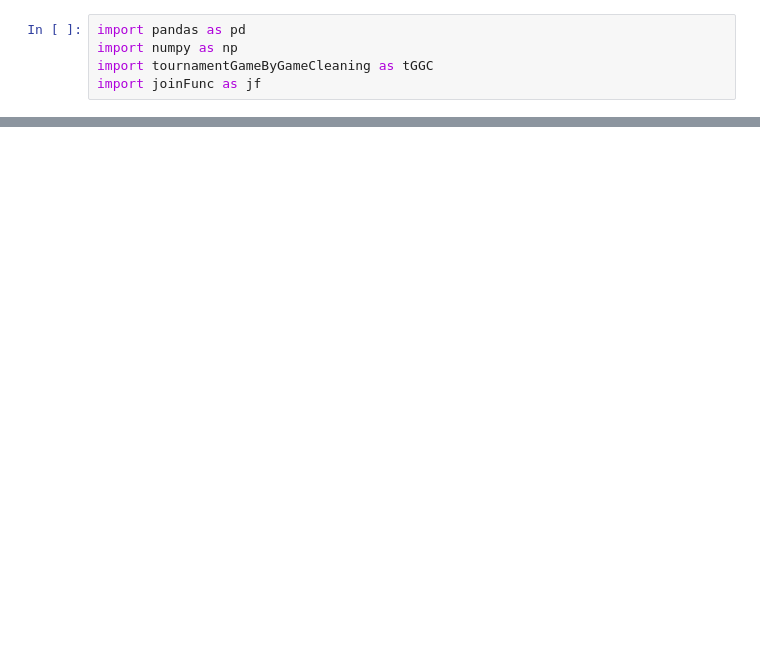
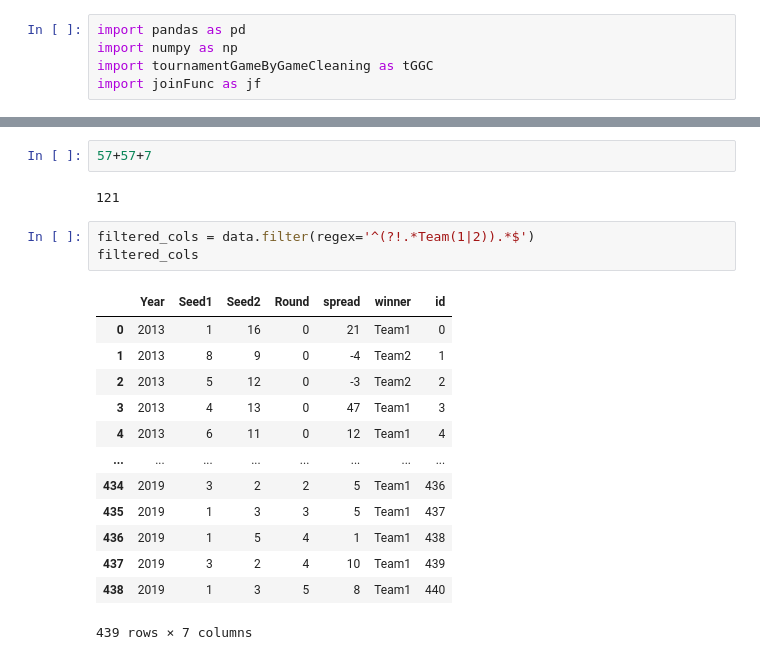
Before and after one commit to jacob-vogel/MLApplication, a Jupyter notebook: Pipeline ML Application.ipynb, the cells around one changed output, grey strips where cells are left out. Saved outputs shown, nothing was run; the diff lists cells and outputs as text; blank space fills up the shorter version.

```diff
--- a/Pipeline ML Application.ipynb
+++ b/Pipeline ML Application.ipynb
@@ -23,0 +153,21 @@ tournamentGameByGame = jf.joinCols(seasonStatsCols, tournamentGameByGame, season
+# %%
+57+57+7
+# %% [output]
+121
+# %%
+filtered_cols = data.filter(regex='^(?!.*Team(1|2)).*$')
+filtered_cols
+# %% [output]
+|  | Year | Seed1 | Seed2 | Round | spread | winner | id |
+| 0 | 2013 | 1 | 16 | 0 | 21 | Team1 | 0 |
+| 1 | 2013 | 8 | 9 | 0 | -4 | Team2 | 1 |
+| 2 | 2013 | 5 | 12 | 0 | -3 | Team2 | 2 |
+| 3 | 2013 | 4 | 13 | 0 | 47 | Team1 | 3 |
+| 4 | 2013 | 6 | 11 | 0 | 12 | Team1 | 4 |
+| ... | ... | ... | ... | ... | ... | ... | ... |
+| 434 | 2019 | 3 | 2 | 2 | 5 | Team1 | 436 |
+| 435 | 2019 | 1 | 3 | 3 | 5 | Team1 | 437 |
+| 436 | 2019 | 1 | 5 | 4 | 1 | Team1 | 438 |
+| 437 | 2019 | 3 | 2 | 4 | 10 | Team1 | 439 |
+| 438 | 2019 | 1 | 3 | 5 | 8 | Team1 | 440 |
+439 rows × 7 columns
```
Also changed, not shown: parts of 48 cells of this notebook, 1 other file.
